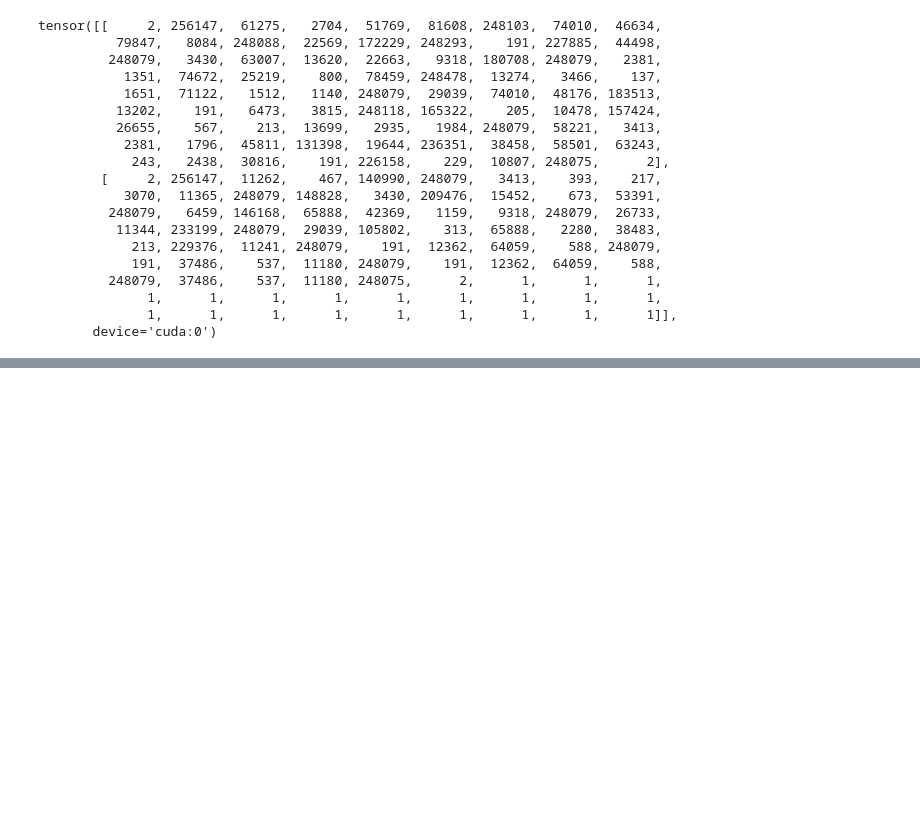
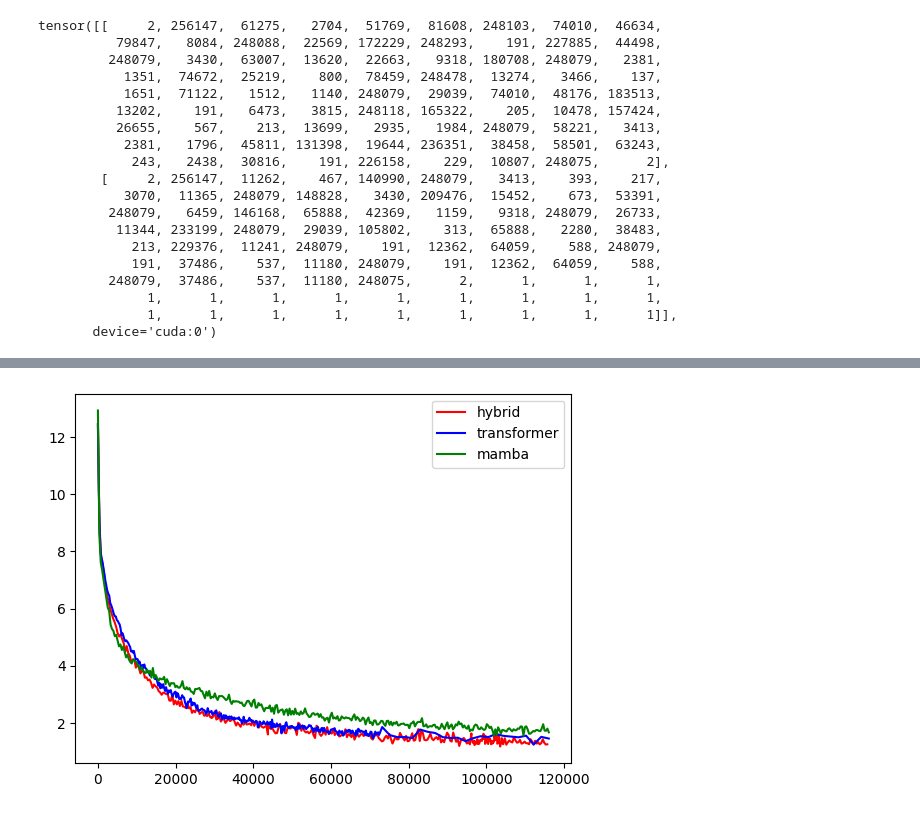
Before and after one commit to OldestSalt/LinearSimultMT, a Jupyter notebook: test.ipynb, the cells around one changed output, grey strips where cells are left out. Drawn from its saved outputs; the diff is of its cells as text; code cells hidden in the pictures; blank space fills up the shorter version.

Commit message:
plots

```diff
--- a/test.ipynb
+++ b/test.ipynb
@@ -184,0 +161,6 @@ OrderedDict([('backbone.embedding.weight',
+# %%
+hybrid_loss = pd.read_csv("./metrics/hybrid.loss.csv")[["step", "value"]]
+transformer_loss = pd.read_csv("./metrics/transformer.loss.csv")[["step", "value"]]
+mamba_loss = pd.read_csv("./metrics/mamba.loss.csv")[["step", "value"]]
+last_step = transformer_loss["step"].max()
+hybrid_loss = hybrid_loss[hybrid_loss["step"] <= last_step]
@@ -184,0 +183,10 @@ OrderedDict([('backbone.embedding.weight',
+# %%
+fig, ax = plt.subplots()
+
+ax.plot(hybrid_loss["step"], hybrid_loss["value"], color="red")
+ax.plot(transformer_loss["step"], transformer_loss["value"], color="blue")
+ax.plot(mamba_loss["step"], mamba_loss["value"], color="green")
+ax.legend(["hybrid", "transformer", "mamba"])
+plt.show()
+# %% [output]
+[figure, added]
```
Also changed, not shown: parts of 16 cells of this notebook, 9 other files.
